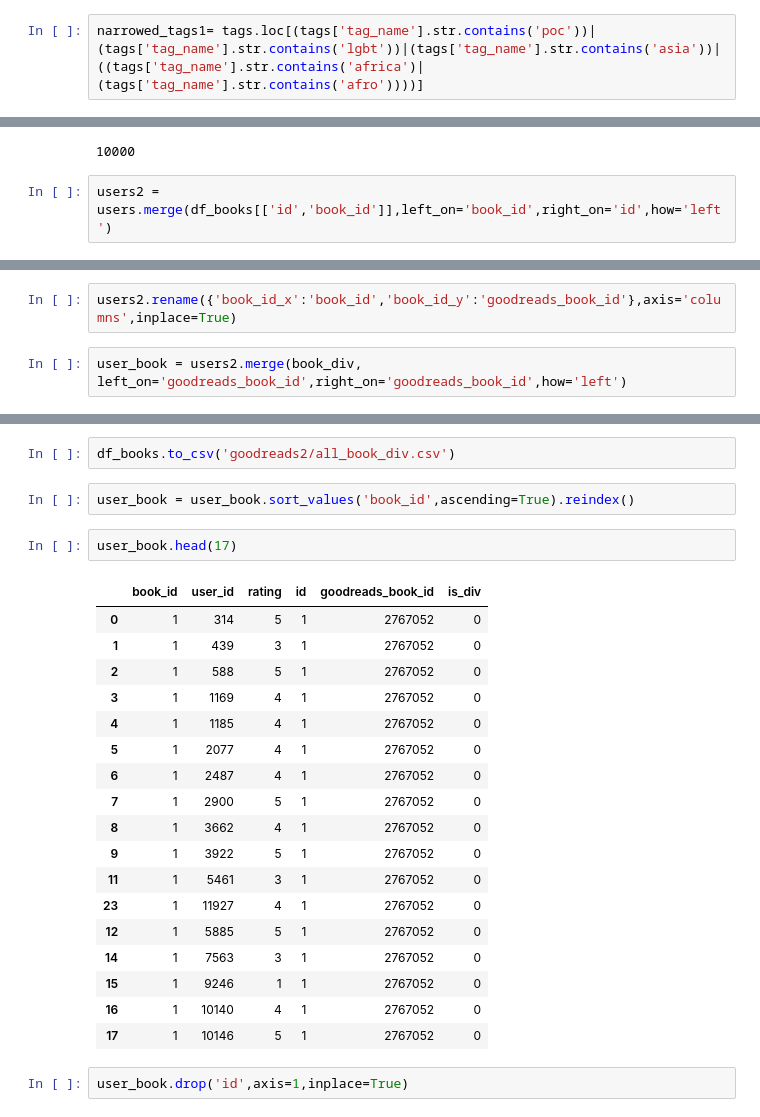
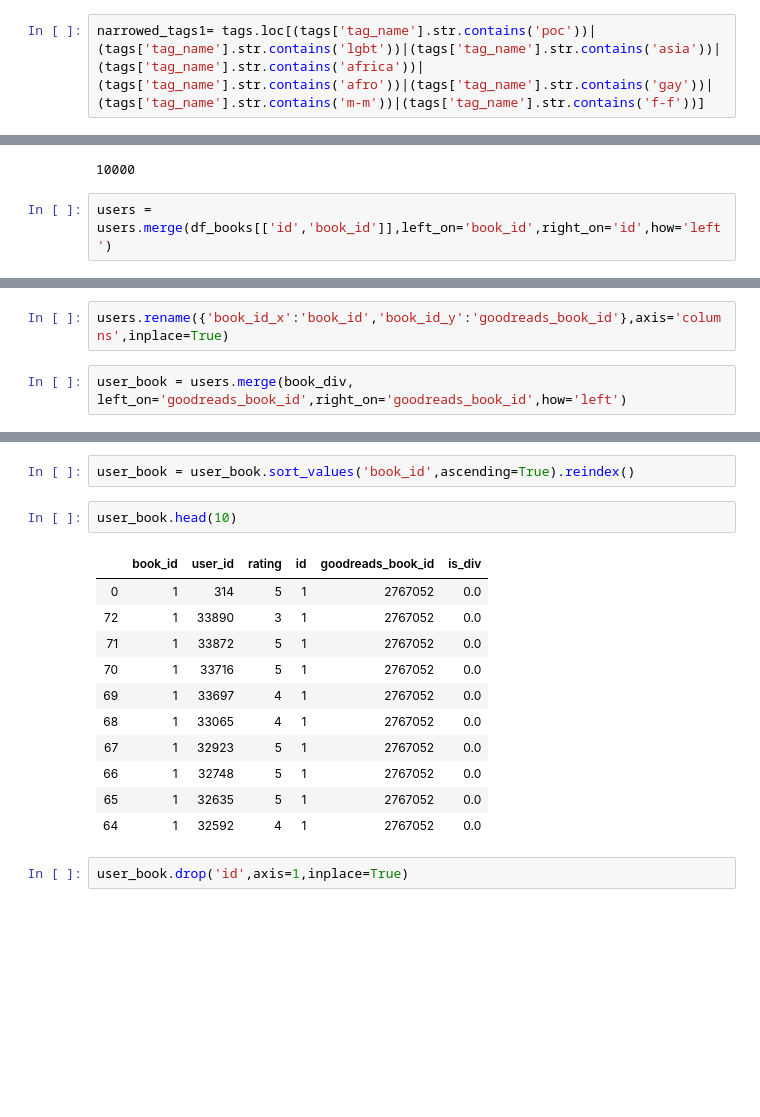
Before and after one commit to shinjinibasu/InsightProject, a Jupyter notebook: tags_and_initial_exp.ipynb, the cells around one changed output, grey strips where cells are left out. Saved outputs shown, nothing was run; the diff lists cells and outputs as text; blank space fills up the shorter version.

```diff
--- a/tags_and_initial_exp.ipynb
+++ b/tags_and_initial_exp.ipynb
@@ -227,5 +114,5 @@ tags = tags.iloc[31:]
 # %%
-narrowed_tags1= tags.loc[(tags['tag_name'].str.contains('poc'))|(tags['tag_name'].str.contains('lgbt'))|(tags['tag_name'].str.contains('asia'))|((tags['tag_name'].str.contains('africa')|(tags['tag_name'].str.contains('afro'))))]
+narrowed_tags1= tags.loc[(tags['tag_name'].str.contains('poc'))|(tags['tag_name'].str.contains('lgbt'))|(tags['tag_name'].str.contains('asia'))|(tags['tag_name'].str.contains('africa'))|(tags['tag_name'].str.contains('afro'))|(tags['tag_name'].str.contains('gay'))|(tags['tag_name'].str.contains('m-m'))|(tags['tag_name'].str.contains('f-f'))]
 # %%
 narrowed_tags1 = narrowed_tags1.loc[~narrowed_tags1['tag_name'].str.contains('apocalyp')]
 # %%
@@ -467,5 +264,5 @@ users.book_id.max()
 # %% [output]
 10000
 # %%
-users2 = users.merge(df_books[['id','book_id']],left_on='book_id',right_on='id',how='left')
+users = users.merge(df_books[['id','book_id']],left_on='book_id',right_on='id',how='left')
 # %%
@@ -501,9 +283,9 @@ users2.book_id_y.max()
 # %% [output]
 33288638
 # %%
-users2.rename({'book_id_x':'book_id','book_id_y':'goodreads_book_id'},axis='columns',inplace=True)
+users.rename({'book_id_x':'book_id','book_id_y':'goodreads_book_id'},axis='columns',inplace=True)
 # %%
-user_book = users2.merge(book_div, left_on='goodreads_book_id',right_on='goodreads_book_id',how='left')
+user_book = users.merge(book_div, left_on='goodreads_book_id',right_on='goodreads_book_id',how='left')
 # %%
 user_book.head()
 # %% [output]
@@ -520,28 +314,19 @@ user_book.loc[user_book.is_div.isnull()]
-# %%
-df_books.to_csv('goodreads2/all_book_div.csv')
 # %%
 user_book = user_book.sort_values('book_id',ascending=True).reindex()
 # %%
-user_book.head(17)
+user_book.head(10)
 # %% [output]
 |  | book_id | user_id | rating | id | goodreads_book_id | is_div |
-| 0 | 1 | 314 | 5 | 1 | 2767052 | 0 |
-| 1 | 1 | 439 | 3 | 1 | 2767052 | 0 |
-| 2 | 1 | 588 | 5 | 1 | 2767052 | 0 |
-| 3 | 1 | 1169 | 4 | 1 | 2767052 | 0 |
-| 4 | 1 | 1185 | 4 | 1 | 2767052 | 0 |
-| 5 | 1 | 2077 | 4 | 1 | 2767052 | 0 |
-| 6 | 1 | 2487 | 4 | 1 | 2767052 | 0 |
-| 7 | 1 | 2900 | 5 | 1 | 2767052 | 0 |
-| 8 | 1 | 3662 | 4 | 1 | 2767052 | 0 |
-| 9 | 1 | 3922 | 5 | 1 | 2767052 | 0 |
-| 11 | 1 | 5461 | 3 | 1 | 2767052 | 0 |
-| 23 | 1 | 11927 | 4 | 1 | 2767052 | 0 |
-| 12 | 1 | 5885 | 5 | 1 | 2767052 | 0 |
-| 14 | 1 | 7563 | 3 | 1 | 2767052 | 0 |
-| 15 | 1 | 9246 | 1 | 1 | 2767052 | 0 |
-| 16 | 1 | 10140 | 4 | 1 | 2767052 | 0 |
-| 17 | 1 | 10146 | 5 | 1 | 2767052 | 0 |
+| 0 | 1 | 314 | 5 | 1 | 2767052 | 0.0 |
+| 72 | 1 | 33890 | 3 | 1 | 2767052 | 0.0 |
+| 71 | 1 | 33872 | 5 | 1 | 2767052 | 0.0 |
+| 70 | 1 | 33716 | 5 | 1 | 2767052 | 0.0 |
+| 69 | 1 | 33697 | 4 | 1 | 2767052 | 0.0 |
+| 68 | 1 | 33065 | 4 | 1 | 2767052 | 0.0 |
+| 67 | 1 | 32923 | 5 | 1 | 2767052 | 0.0 |
+| 66 | 1 | 32748 | 5 | 1 | 2767052 | 0.0 |
+| 65 | 1 | 32635 | 5 | 1 | 2767052 | 0.0 |
+| 64 | 1 | 32592 | 4 | 1 | 2767052 | 0.0 |
 # %%
 user_book.drop('id',axis=1,inplace=True)
 # %%
```
Also changed, not shown: parts of 119 cells of this notebook, 5 other files.
